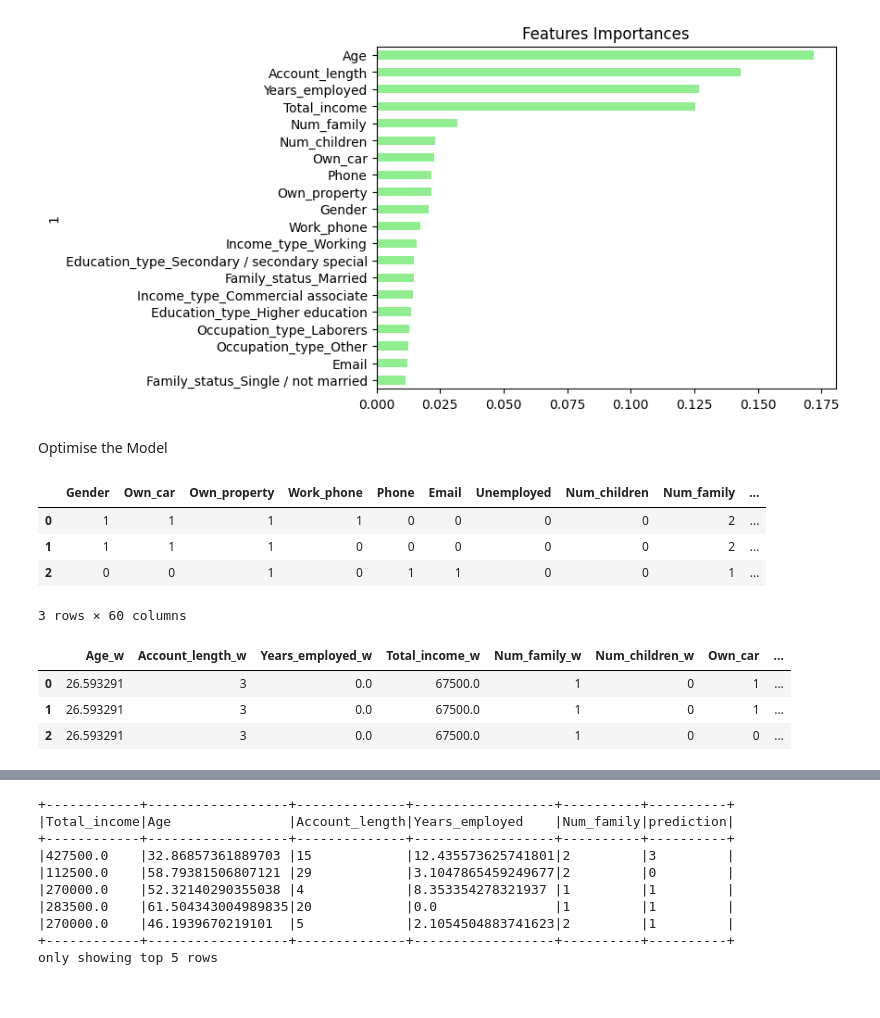
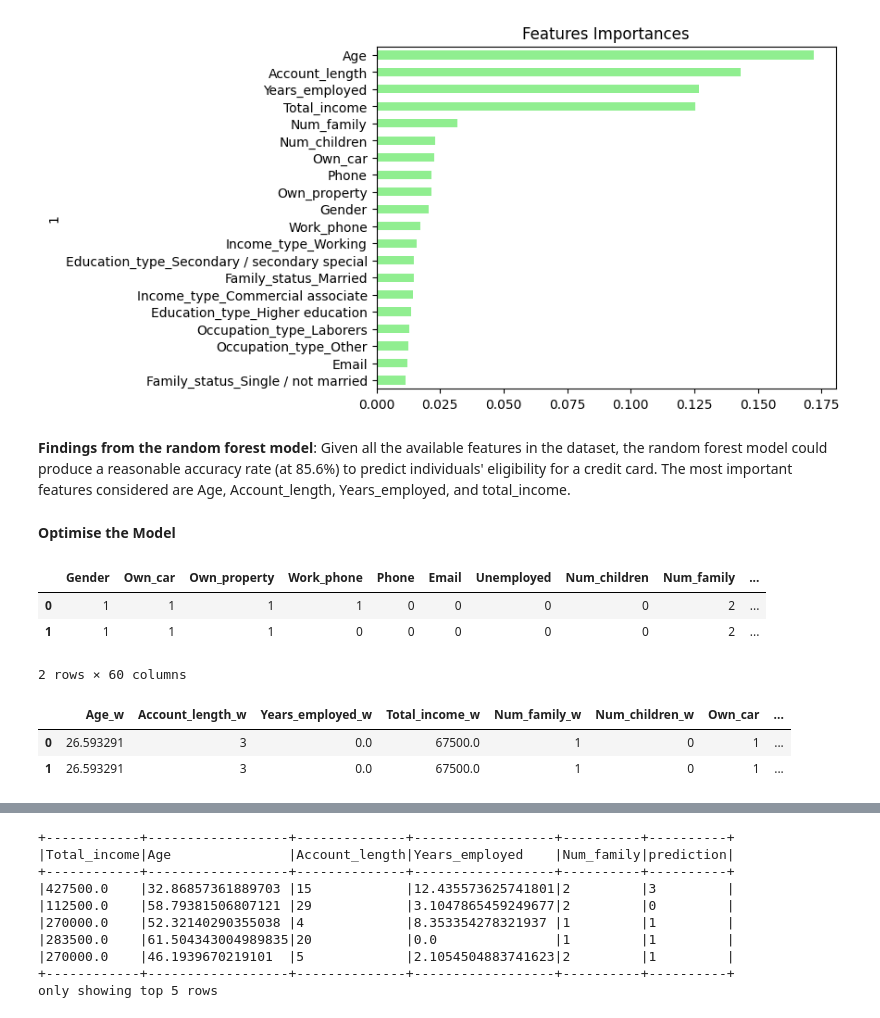
Before and after one commit to lwjiang1015/Project_4_Group_4, a Jupyter notebook: creditcard_collab.ipynb, the cells around one changed output, grey strips where cells are left out. Drawn from its saved outputs; the diff is of its cells as text; code cells hidden in the pictures.

```diff
--- a/creditcard_collab.ipynb
+++ b/creditcard_collab.ipynb
@@ -248,8 +253,10 @@ importances_sorted.plot(kind='barh', color='lightgreen', title= 'Features Import
 # %% [output]
 <Axes: title={'center': 'Features Importances'}, ylabel='1'>
 [figure]
+# %% [markdown]
+**Findings from the random forest model**: Given all the available features in the dataset, the random forest model could produce a reasonable accuracy rate (at 85.6%) to predict individuals' eligibility for a credit card. The most important features considered are Age, Account_length, Years_employed, and total_income.
 # %% [markdown]
-Optimise the Model
+**Optimise the Model**
 # %%
 # winsorize the continuous features
 modelling_df["Age_w"]= winsorize(modelling_df["Age"], limits=(0.05, 0.95))
@@ -258,29 +265,27 @@ modelling_df["Years_employed_w"]= winsorize(modelling_df["Years_employed"], limi
 modelling_df["Total_income_w"]= winsorize(modelling_df["Total_income"], limits=(0.05, 0.95))
 modelling_df["Num_family_w"]= winsorize(modelling_df["Num_family"], limits=(0.05, 0.95))
 modelling_df["Num_children_w"]= winsorize(modelling_df["Num_children"], limits=(0.05, 0.95))
-modelling_df.head(3)
+modelling_df.head(2)
 # %% [output]
 |  | Gender | Own_car | Own_property | Work_phone | Phone | Email | Unemployed | Num_children | Num_family | ... |
 | 0 | 1 | 1 | 1 | 1 | 0 | 0 | 0 | 0 | 2 | ... |
 | 1 | 1 | 1 | 1 | 0 | 0 | 0 | 0 | 0 | 2 | ... |
-| 2 | 0 | 0 | 1 | 0 | 1 | 1 | 0 | 0 | 1 | ... |
-3 rows × 60 columns
+2 rows × 60 columns
 # %%
 # Re_split our preprocessed data into our features and target arrays
 y = modelling_df["Target"]
 # keep the most important features including the winsorised columns
 X = modelling_df[["Age_w", "Account_length_w", "Years_employed_w", "Total_income_w",
                  "Num_family_w", "Num_children_w", "Own_car", "Phone", "Own_property",
                  "Gender", "Work_phone", "Income_type_Working", "Education_type_Secondary / secondary special",
                   "Family_status_Married", "Income_type_Commercial associate", "Education_type_Higher education",
                   "Occupation_type_Laborers","Occupation_type_Other","Email"
                  ]]
-X.head(3)
+X.head(2)
 # %% [output]
 |  | Age_w | Account_length_w | Years_employed_w | Total_income_w | Num_family_w | Num_children_w | Own_car | ... |
 | 0 | 26.593291 | 3 | 0.0 | 67500.0 | 1 | 0 | 1 | ... |
 | 1 | 26.593291 | 3 | 0.0 | 67500.0 | 1 | 0 | 1 | ... |
-| 2 | 26.593291 | 3 | 0.0 | 67500.0 | 1 | 0 | 0 | ... |
 # %%
 # Split the preprocessed data into a training and testing dataset
 X_train, X_test, y_train, y_test = train_test_split(X, y, random_state=1)
```
Also changed, not shown: parts of 19 cells of this notebook.
